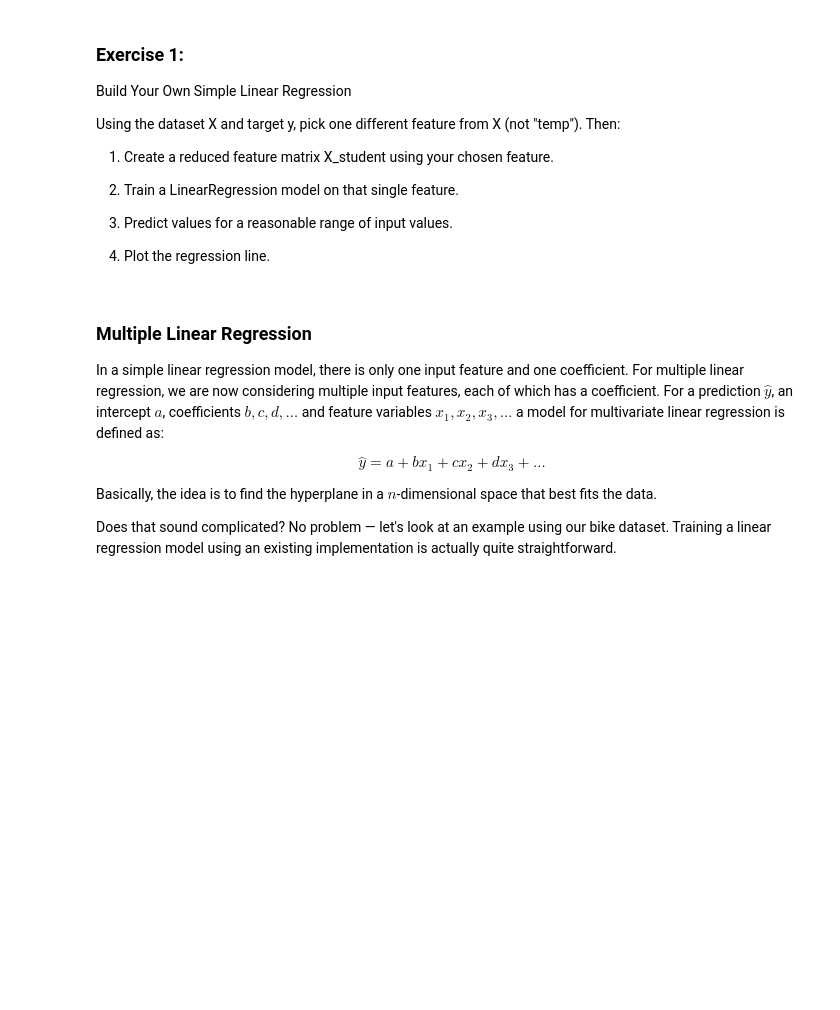
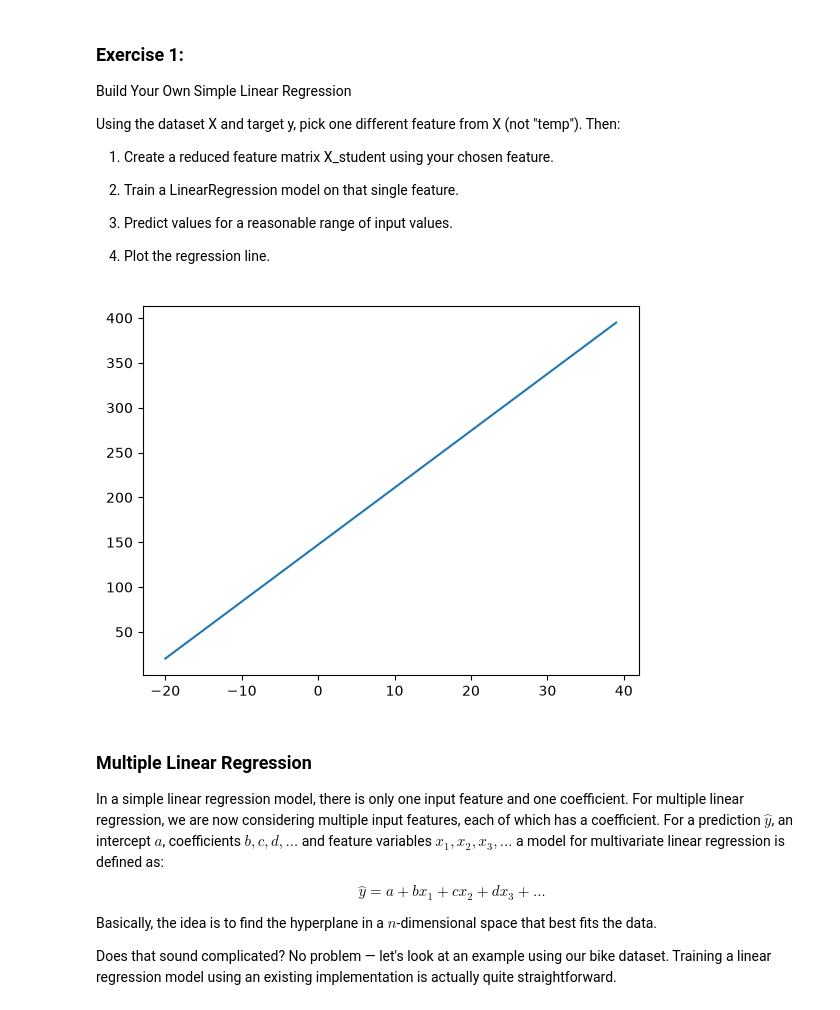
Before and after one commit to Anton-Schwarzer/ML-for-Buisness-Analytics, a Jupyter notebook: 05_Exercise.ipynb, the cells around one changed output. Saved outputs shown, nothing was run; the diff lists cells and outputs as text; code cells hidden in the pictures; blank space fills up the shorter version.

```diff
--- a/05_Exercise.ipynb
+++ b/05_Exercise.ipynb
@@ -265,9 +263,17 @@ Then:
 4. Plot the regression line.
 # %%
 # Create a very simple linear regression model (one feature).
+X_student =X[["mnth"]]
+# Instantiate the model and train it
+lr.fit(X_student, y)
 
-# Instantiate the model and train it
-)
+x_ = np.array(range(-20,40,1)).reshape(-1, 1) # [-20,-19,....,39]
+y_ = lr.predict(x_)
+
+plt.plot(x_,y_)
+plt.show()
+# %% [output]
+[figure, added]
 # %% [markdown]
 ### Multiple Linear Regression
 
```
Also changed, not shown: parts of 12 cells of this notebook.
